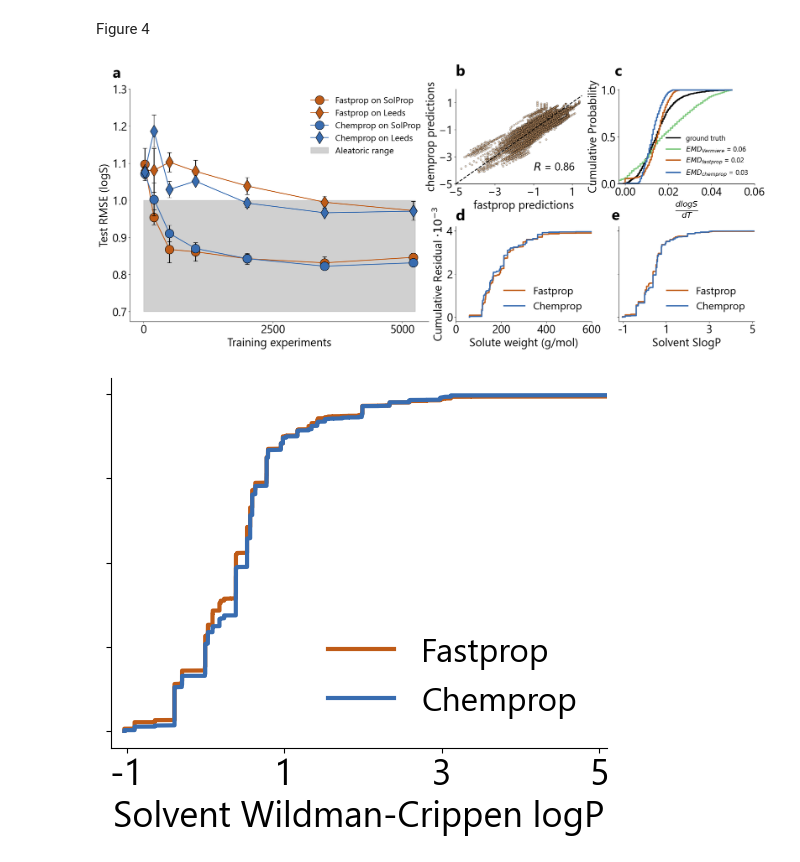
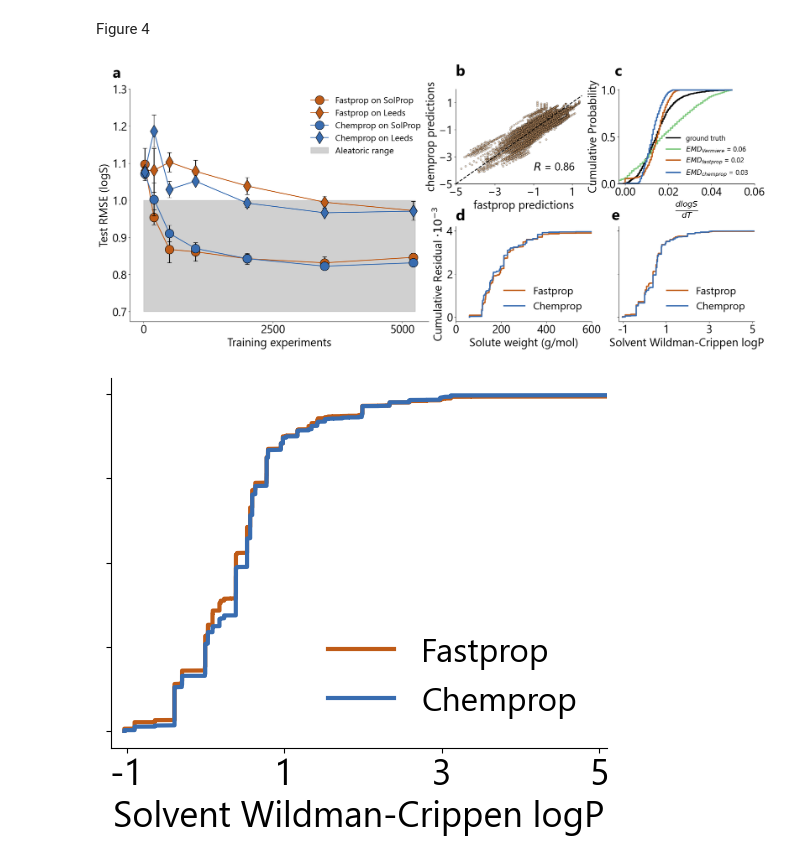
Before and after one commit to JacksonBurns/fastsolv, a Jupyter notebook: paper/figures/figure_4.ipynb, the cells around one changed output. Cells and saved outputs as stored; diff of their text form; code cells hidden in the pictures.

```diff
--- a/paper/figures/figure_4.ipynb
+++ b/paper/figures/figure_4.ipynb
@@ -856,35 +856,35 @@ ax4.legend(prop={'size': 24}, loc='lower right', frameon=False)
 ax4.spines[['right', 'top']].set_visible(False)
 ax4.text(-0.8,4.5, "d", weight='bold', fontsize = 35)
 
 
 ax5= plt.subplot2grid(shape=(2,4), loc=(1,3), colspan=1, rowspan = 1)
 ax5 = plt.gca()
 
 feature = 'solvent_SLogP'
 merged_fastprop_sorted_weight = merged_fastprop.sort_values(by=feature)
 merged_chemprop_sorted_weight = merged_chemprop.sort_values(by=feature)
 
 # Calculate cumulative residuals
 merged_fastprop_sorted_weight['cumulative_residual'] = merged_fastprop_sorted_weight['squared_residual'].cumsum()
 merged_chemprop_sorted_weight['cumulative_residual'] = merged_chemprop_sorted_weight['squared_residual'].cumsum()
 
 ax5.plot(merged_fastprop_sorted_weight[feature], merged_fastprop_sorted_weight['cumulative_residual'].div(1000), label='Fastprop', color=colors[6], linewidth = 3)
 ax5.plot(merged_chemprop_sorted_weight[feature], merged_chemprop_sorted_weight['cumulative_residual'].div(1000), label='Chemprop', color=colors[4], linewidth = 3)
 #ax4.set_title('Cumulative Residuals vs ' + feature )
-ax5.set_xlabel("Solvent SlogP")
+ax5.set_xlabel("Solvent Wildman-Crippen logP")
 ax5.set_yticklabels([])
 ax5.set_xlim([-1.2, 5.1])
 ax5.set_xticks([-1, 1, 3,5])
 ax5.set_xticklabels([-1, 1, 3, 5])
 
 ax5.legend(prop={'size': 24}, loc='lower right', frameon=False)
 ax5.spines[['right', 'top']].set_visible(False)
 ax5.text(-1.55,4.5, "e", weight='bold', fontsize = 35)
 
 
 plt.show()
 # %% [output]
-[figure, old version]
+[figure, new version]
 # %%
 plt.figure(figsize=[6.4,4.8])
 ax5 = plt.gca()
```
Also changed, not shown: 1 other file.
